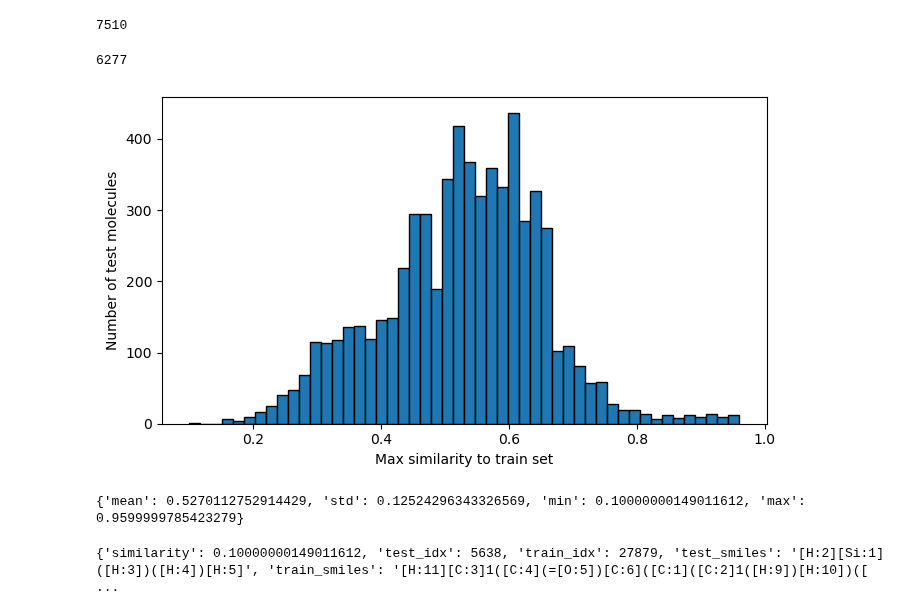
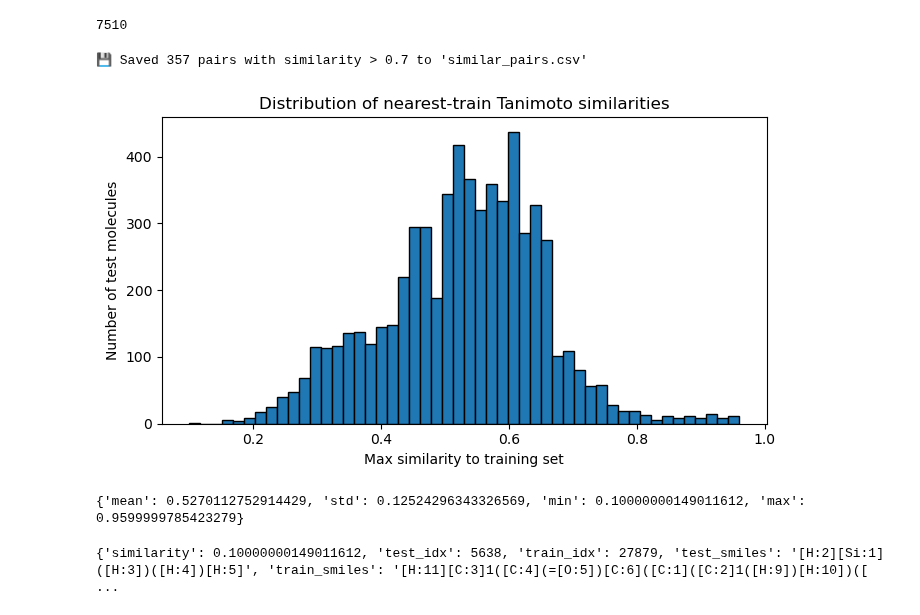
Before and after one commit to bismuthadams1/charge_paper, a Jupyter notebook: exploring_the_dataset/maxmin_splitter.ipynb, the cells around one changed output. Saved outputs shown, nothing was run; the diff lists cells and outputs as text; code cells hidden in the pictures.

```diff
--- a/exploring_the_dataset/maxmin_splitter.ipynb
+++ b/exploring_the_dataset/maxmin_splitter.ipynb
@@ -86,6 +86,9 @@ len(smiles_in_test)
 # Deduplicate test set
 smiles_in_test_dedup = [s for s in smiles_in_test if s not in [p[1] for p in same_pairs]]
 len(smiles_in_test_dedup)
+
+with open('duplicated_smiles.csv', 'w') as f:
+    f.write('train_smiles,test_smiles\n')
+    for train_s, test_s in same_pairs:
+        f.write(f'{train_s},{test_s}\n')
-# %% [output]
-6277
 # %%
@@ -170,21 +198,22 @@ def test_to_train_similarity_analysis(
 # %%
 # training_smiles = [...]
 # test_smiles     = [...]
 smiles_in_test
 fps_train = smiles_to_fps(smiles_in_train, radius=2, nbits=2048)
 fps_test  = smiles_to_fps(smiles_in_test_dedup,     radius=2, nbits=2048)
 # fps_test_original = smiles_to_fps(smiles_in_test,     radius=2, nbits=2048)
 # Exact (streaming) histogram:
-hist, stats, most_sim_pair, least_sim_pair = test_to_train_similarity_analysis(
+hist, stats, most_sim_pair, least_sim_pair = test_to_train_similarity_analysis_with_filter(
     smiles_in_train, smiles_in_test_dedup, batch_size=2048, plot=True
 )
 # hist, edges, stats = histogram_cross_tanimoto_streaming(
 #     fps_train, fps_test_original, bins=60, batch_size=2048
 # )
 print(stats)
 # %% [output]
+💾 Saved 357 pairs with similarity > 0.7 to 'similar_pairs.csv'
-[figure, old version]
+[figure, new version]
-{'mean': 0.5270112752914429, 'std': 0.12524296343326569, 'min': 0.10000000149011612, 'max': 0.9599999785423279}
+{'mean': 0.5270112752914429, 'std': 0.12524296343326569, 'min': 0.10000000149011612, 'max': 0.9599999785423279}
 # %%
 print(most_sim_pair)
 # %% [output]
```
Also changed, not shown: parts of 1 cell of this notebook, 1 other file.
